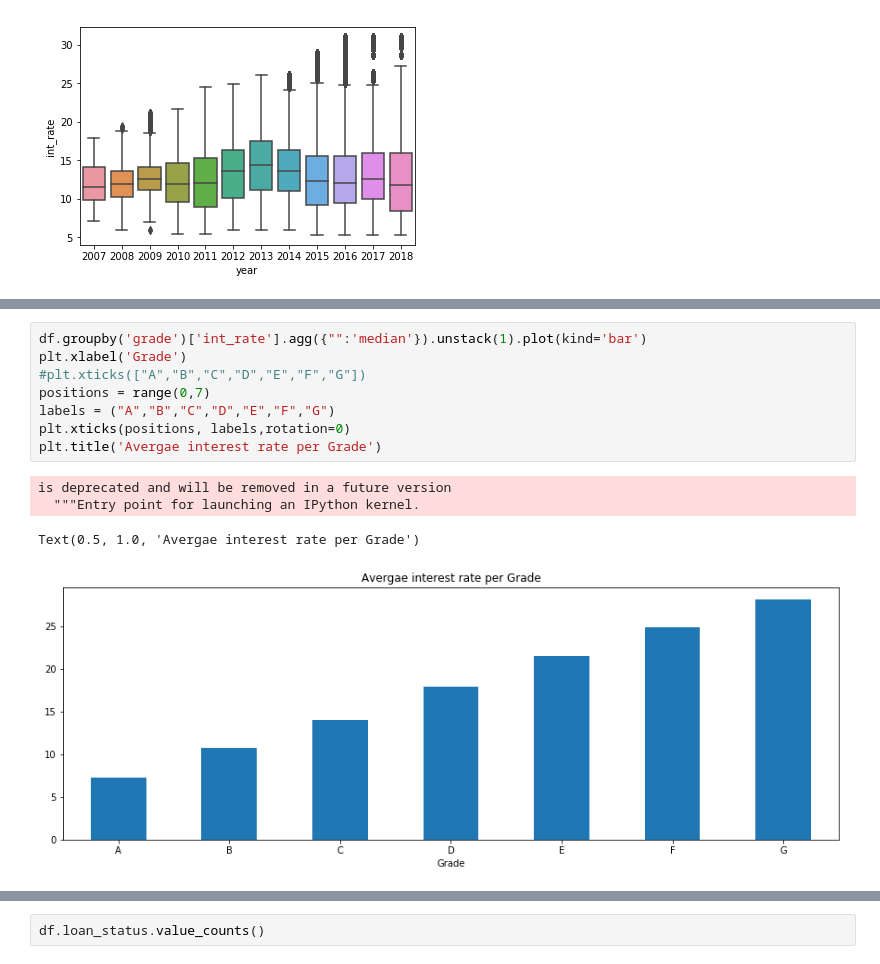
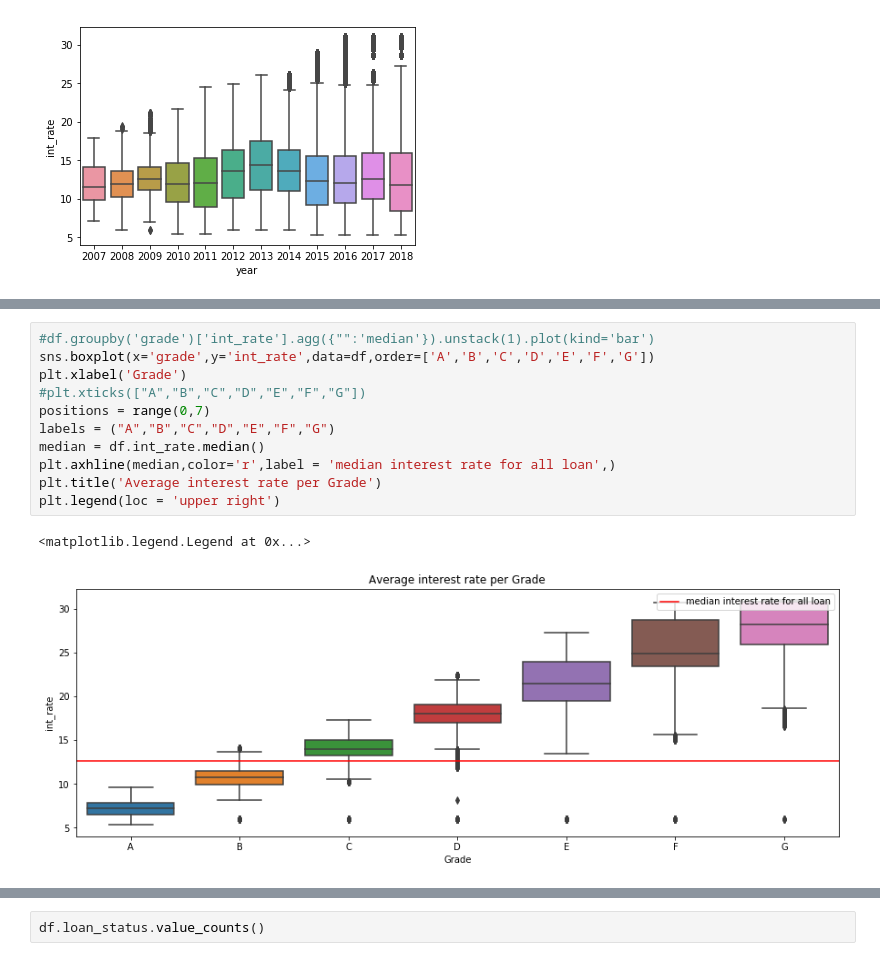
Before and after one commit to bacover/Capstone, a Jupyter notebook: Untitled.ipynb, the cells around one changed output, grey strips where cells are left out. Drawn from its saved outputs; the diff is of its cells as text.

```diff
--- a/Untitled.ipynb
+++ b/Untitled.ipynb
@@ -159,13 +176,14 @@ plt.title('Loan ammount Frequency for Fully paid and defaulted ')
 # %%
-df.groupby('grade')['int_rate'].agg({"":'median'}).unstack(1).plot(kind='bar')
+#df.groupby('grade')['int_rate'].agg({"":'median'}).unstack(1).plot(kind='bar')
+sns.boxplot(x='grade',y='int_rate',data=df,order=['A','B','C','D','E','F','G'])
 plt.xlabel('Grade')
 #plt.xticks(["A","B","C","D","E","F","G"])
 positions = range(0,7)
 labels = ("A","B","C","D","E","F","G")
-plt.xticks(positions, labels,rotation=0)
-plt.title('Avergae interest rate per Grade')
+median = df.int_rate.median()
+plt.axhline(median,color='r',label = 'median interest rate for all loan',)
+plt.title('Average interest rate per Grade')
+plt.legend(loc = 'upper right')
 # %% [output]
-is deprecated and will be removed in a future version
-  """Entry point for launching an IPython kernel.
+<matplotlib.legend.Legend at 0x...>
-Text(0.5, 1.0, 'Avergae interest rate per Grade')
-[figure, old version]
+[figure, new version]
```
Also changed, not shown: parts of 21 cells of this notebook.
